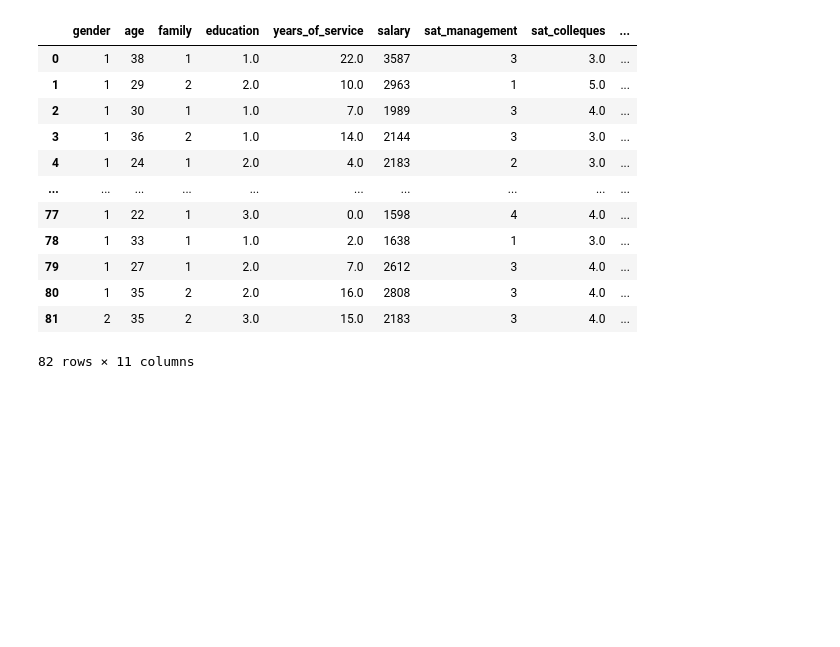
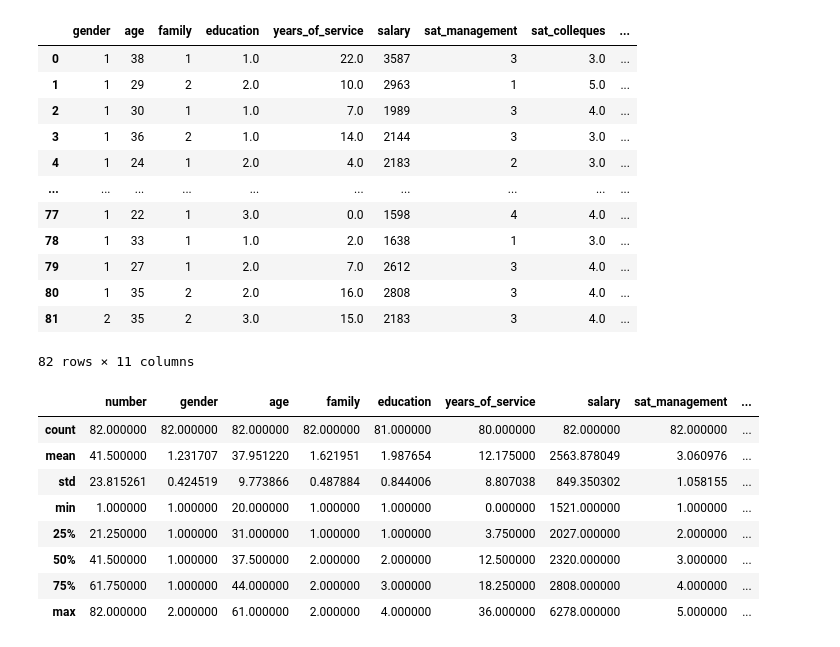
Before and after one commit to YSPLS/Tiedonk-sittely-pythonilla, a Jupyter notebook: code/project.ipynb, the cells around one changed output. Saved outputs shown, nothing was run; the diff lists cells and outputs as text; code cells hidden in the pictures; blank space fills up the shorter version.

```diff
--- a/code/project.ipynb
+++ b/code/project.ipynb
@@ -18,3 +19,15 @@ df.drop(['number', 'healtcare', 'holidayCabin', 'gym', 'muscleCare'], axis=1)
 | 80 | 1 | 35 | 2 | 2.0 | 16.0 | 2808 | 3 | 4.0 | ... |
 | 81 | 2 | 35 | 2 | 3.0 | 15.0 | 2183 | 3 | 4.0 | ... |
 82 rows × 11 columns
+# %%
+df.describe()
+# %% [output]
+|  | number | gender | age | family | education | years_of_service | salary | sat_management | ... |
+| count | 82.000000 | 82.000000 | 82.000000 | 82.000000 | 81.000000 | 80.000000 | 82.000000 | 82.000000 | ... |
+| mean | 41.500000 | 1.231707 | 37.951220 | 1.621951 | 1.987654 | 12.175000 | 2563.878049 | 3.060976 | ... |
+| std | 23.815261 | 0.424519 | 9.773866 | 0.487884 | 0.844006 | 8.807038 | 849.350302 | 1.058155 | ... |
+| min | 1.000000 | 1.000000 | 20.000000 | 1.000000 | 1.000000 | 0.000000 | 1521.000000 | 1.000000 | ... |
+| 25% | 21.250000 | 1.000000 | 31.000000 | 1.000000 | 1.000000 | 3.750000 | 2027.000000 | 2.000000 | ... |
+| 50% | 41.500000 | 1.000000 | 37.500000 | 2.000000 | 2.000000 | 12.500000 | 2320.000000 | 3.000000 | ... |
+| 75% | 61.750000 | 1.000000 | 44.000000 | 2.000000 | 3.000000 | 18.250000 | 2808.000000 | 4.000000 | ... |
+| max | 82.000000 | 2.000000 | 61.000000 | 2.000000 | 4.000000 | 36.000000 | 6278.000000 | 5.000000 | ... |
```
Also changed, not shown: parts of 10 cells of this notebook.
